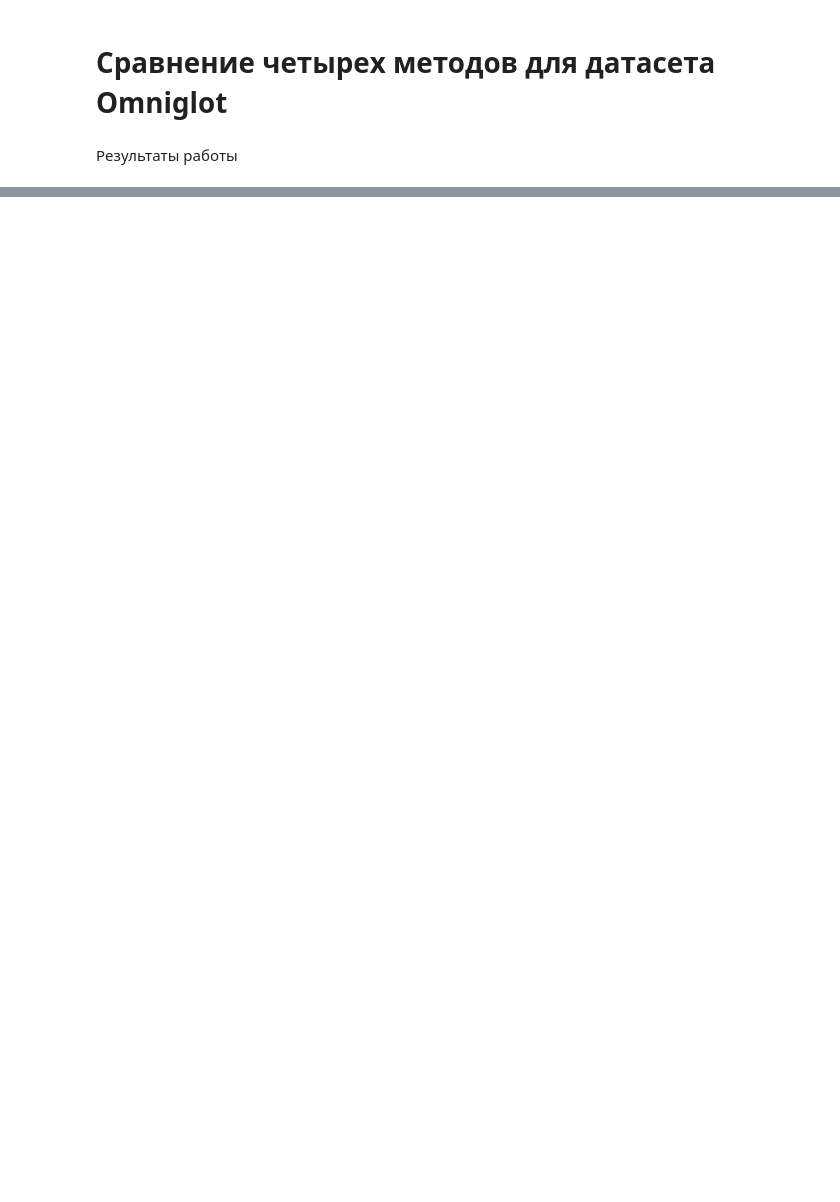
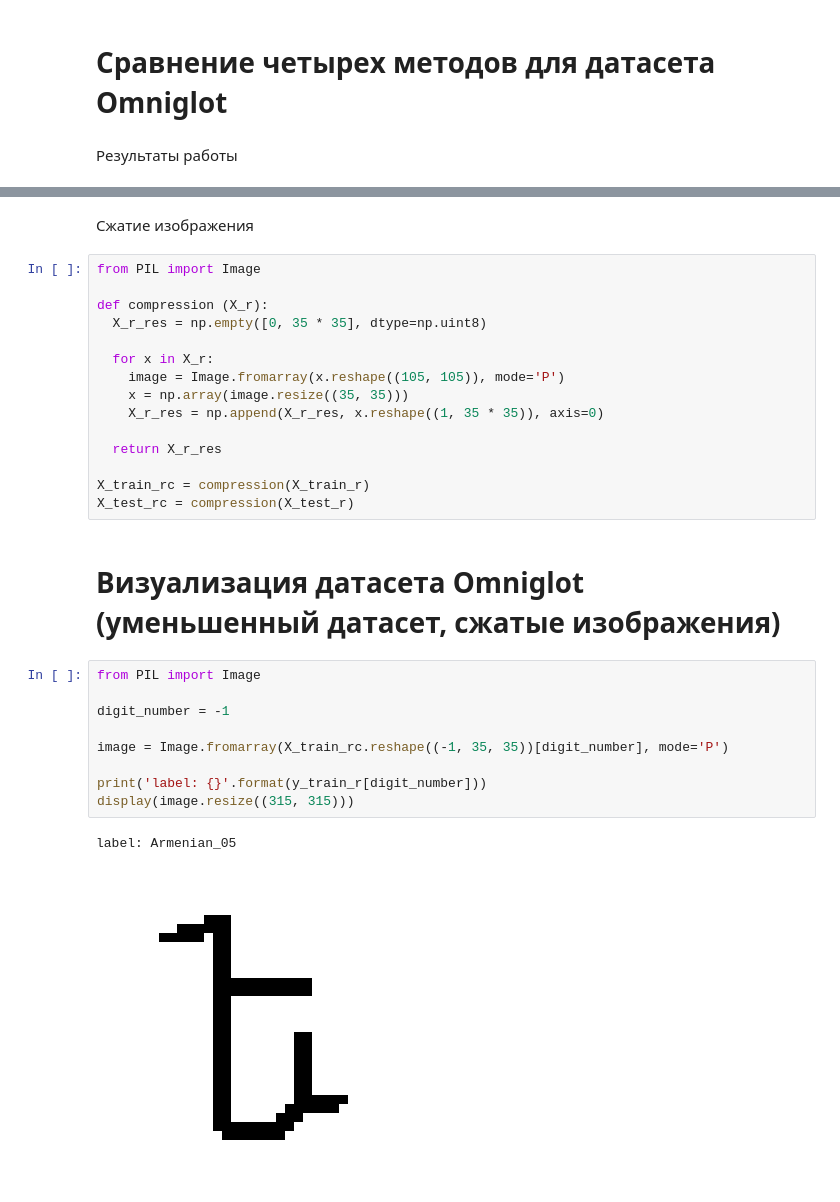
Before and after one commit to Yaugenium/Few-Shot-Learning, a Jupyter notebook: Omniglot_methods_and_metrics.ipynb, the cells around one changed output, grey strips where cells are left out. Drawn from its saved outputs; the diff is of its cells as text; blank space fills up the shorter version.

```diff
--- a/Omniglot_methods_and_metrics.ipynb
+++ b/Omniglot_methods_and_metrics.ipynb
@@ -209,0 +201,31 @@ RandomForest accuracy      : 0.15157116451016636
+# %% [markdown]
+Сжатие изображения
+# %%
+from PIL import Image
+
+def compression (X_r):
+  X_r_res = np.empty([0, 35 * 35], dtype=np.uint8)
+
+  for x in X_r:
+    image = Image.fromarray(x.reshape((105, 105)), mode='P')
+    x = np.array(image.resize((35, 35)))
+    X_r_res = np.append(X_r_res, x.reshape((1, 35 * 35)), axis=0)
+
+  return X_r_res
+
+X_train_rc = compression(X_train_r)
+X_test_rc = compression(X_test_r)
+# %% [markdown]
+# Визуализация датасета Omniglot (уменьшенный датасет, сжатые изображения)
+# %%
+from PIL import Image
+
+digit_number = -1
+
+image = Image.fromarray(X_train_rc.reshape((-1, 35, 35))[digit_number], mode='P')
+
+print('label: {}'.format(y_train_r[digit_number]))
+display(image.resize((315, 315)))
+# %% [output]
+label: Armenian_05
+[figure, added]
```
Also changed, not shown: parts of 71 cells of this notebook.
